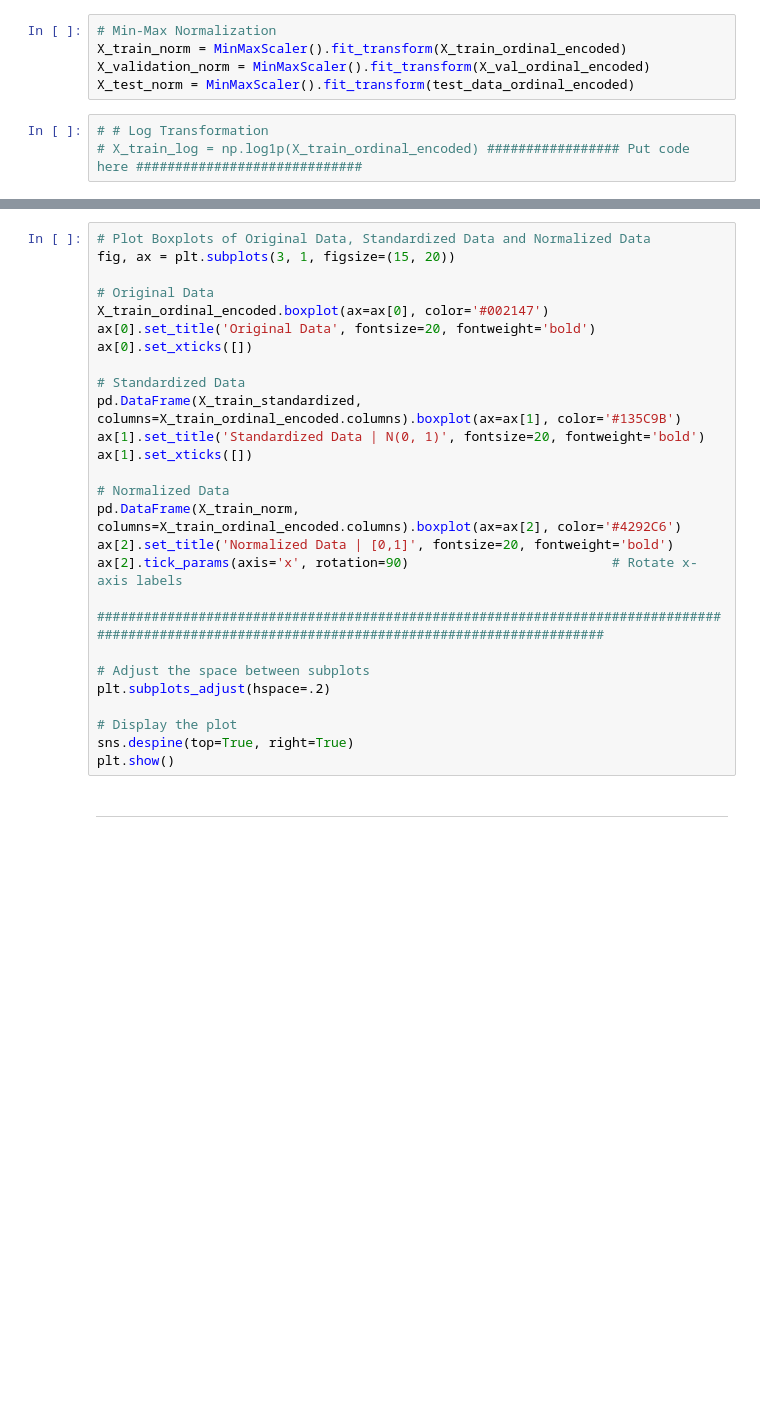
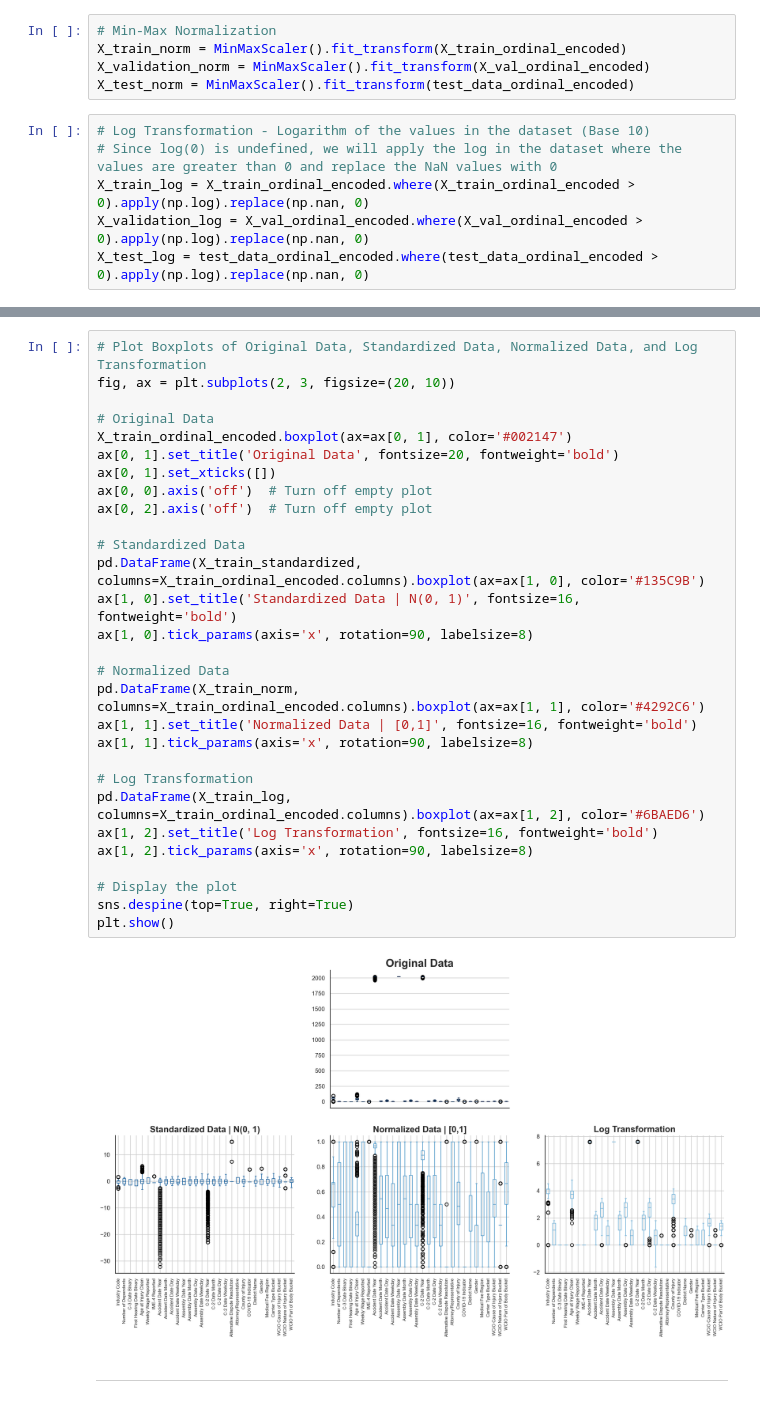
Before and after one commit to Silvestre17/ML_24.25_Project_Group33, a Jupyter notebook: 3_Modeling&Evaluation_MLProject_Group33.ipynb, the cells around one changed output, grey strips where cells are left out. Cells and saved outputs as stored; diff of their text form; blank space fills up the shorter version.

```diff
--- a/3_Modeling&Evaluation_MLProject_Group33.ipynb
+++ b/3_Modeling&Evaluation_MLProject_Group33.ipynb
@@ -244,5 +273,8 @@ X_train_norm = MinMaxScaler().fit_transform(X_train_ordinal_encoded)
 X_validation_norm = MinMaxScaler().fit_transform(X_val_ordinal_encoded)
 X_test_norm = MinMaxScaler().fit_transform(test_data_ordinal_encoded)
 # %%
-# # Log Transformation
-# X_train_log = np.log1p(X_train_ordinal_encoded) ################# Put code here #############################
+# Log Transformation - Logarithm of the values in the dataset (Base 10)
+# Since log(0) is undefined, we will apply the log in the dataset where the values are greater than 0 and replace the NaN values with 0
+X_train_log = X_train_ordinal_encoded.where(X_train_ordinal_encoded > 0).apply(np.log).replace(np.nan, 0)
+X_validation_log = X_val_ordinal_encoded.where(X_val_ordinal_encoded > 0).apply(np.log).replace(np.nan, 0)
+X_test_log = test_data_ordinal_encoded.where(test_data_ordinal_encoded > 0).apply(np.log).replace(np.nan, 0)
@@ -249,30 +283,34 @@ X_test_norm = MinMaxScaler().fit_transform(test_data_ordinal_encoded)
 # %%
-# Plot Boxplots of Original Data, Standardized Data and Normalized Data
-fig, ax = plt.subplots(3, 1, figsize=(15, 20))
+# Plot Boxplots of Original Data, Standardized Data, Normalized Data, and Log Transformation
+fig, ax = plt.subplots(2, 3, figsize=(20, 10))
 
 # Original Data
-X_train_ordinal_encoded.boxplot(ax=ax[0], color='#002147')
-ax[0].set_title('Original Data', fontsize=20, fontweight='bold')
-ax[0].set_xticks([])
+X_train_ordinal_encoded.boxplot(ax=ax[0, 1], color='#002147')
+ax[0, 1].set_title('Original Data', fontsize=20, fontweight='bold')
+ax[0, 1].set_xticks([])
+ax[0, 0].axis('off')  # Turn off empty plot
+ax[0, 2].axis('off')  # Turn off empty plot
 
 # Standardized Data
-pd.DataFrame(X_train_standardized, columns=X_train_ordinal_encoded.columns).boxplot(ax=ax[1], color='#135C9B')
-ax[1].set_title('Standardized Data | N(0, 1)', fontsize=20, fontweight='bold')
-ax[1].set_xticks([])
+pd.DataFrame(X_train_standardized, columns=X_train_ordinal_encoded.columns).boxplot(ax=ax[1, 0], color='#135C9B')
+ax[1, 0].set_title('Standardized Data | N(0, 1)', fontsize=16, fontweight='bold')
+ax[1, 0].tick_params(axis='x', rotation=90, labelsize=8)
 
 # Normalized Data
-pd.DataFrame(X_train_norm, columns=X_train_ordinal_encoded.columns).boxplot(ax=ax[2], color='#4292C6')
-ax[2].set_title('Normalized Data | [0,1]', fontsize=20, fontweight='bold')
-ax[2].tick_params(axis='x', rotation=90)                          # Rotate x-axis labels
+pd.DataFrame(X_train_norm, columns=X_train_ordinal_encoded.columns).boxplot(ax=ax[1, 1], color='#4292C6')
+ax[1, 1].set_title('Normalized Data | [0,1]', fontsize=16, fontweight='bold')
+ax[1, 1].tick_params(axis='x', rotation=90, labelsize=8)
 
-#################################################################################################################################################
-
-# Adjust the space between subplots
-plt.subplots_adjust(hspace=.2)
+# Log Transformation
+pd.DataFrame(X_train_log, columns=X_train_ordinal_encoded.columns).boxplot(ax=ax[1, 2], color='#6BAED6')
+ax[1, 2].set_title('Log Transformation', fontsize=16, fontweight='bold')
+ax[1, 2].tick_params(axis='x', rotation=90, labelsize=8)
 
 # Display the plot
 sns.despine(top=True, right=True)
 plt.show()
+# %% [output]
+[figure, added]
 # %% [markdown]
 ---
 # %% [markdown]
```
Also changed, not shown: parts of 41 cells of this notebook, 1 other file.
